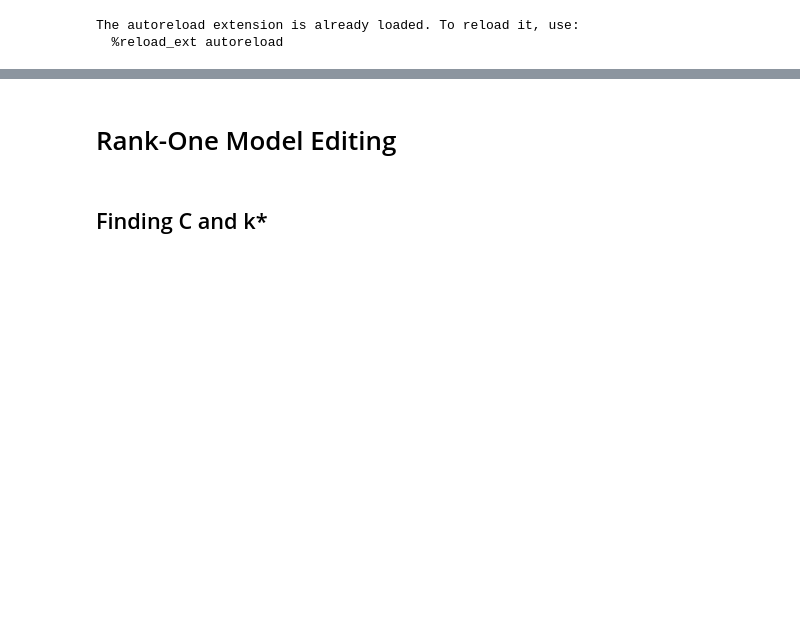
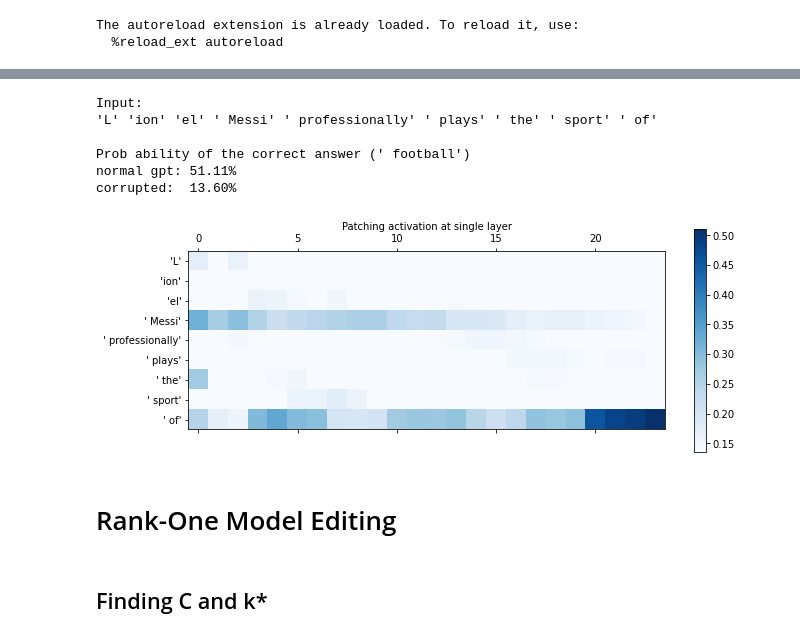
Before and after one commit to NixGD/rome-replication, a Jupyter notebook: initial_exploration.ipynb, the cells around one changed output, grey strips where cells are left out. Cells and saved outputs as stored; diff of their text form; code cells hidden in the pictures; blank space fills up the shorter version.

```diff
--- a/initial_exploration.ipynb
+++ b/initial_exploration.ipynb
@@ -26,5 +23,5 @@ using cpu
 # %%
-gpt = get_pretrained_gpt(size="base")
+gpt = get_pretrained_gpt(size="medium")
 gpt.to(device)
 gpt.eval();
 tokenizer = gpt.tokenizer
@@ -46,6 +32,5 @@ def most_likely(model, fact, k=5):
 # %%
-Fact = namedtuple("Fact", ['subject', 'relation', 'object'])
 example_facts = [
-    Fact("Pelé", " plays the sport of", " soccer"),
+    Fact("Lionel Messi", " professionally plays the sport of", " football"),
     Fact("The Eiffel Tower", " is in the city of", " Paris")
 ]
@@ -171,3 +45,15 @@ most_likely(gpt, example_facts[0])
+# %%
+probs = graph_patched_probs(
+    gpt, tokenizer, example_facts[0], k=3
+)
+# %% [output]
+Input:
+'L' 'ion' 'el' ' Messi' ' professionally' ' plays' ' the' ' sport' ' of'
+
+Prob ability of the correct answer (' football')
+normal gpt: 51.11%
+corrupted:  13.60%
+[figure, added]
 # %% [markdown]
 # Rank-One Model Editing
 # %% [markdown]
```
Also changed, not shown: parts of 19 cells of this notebook, 5 other files.
